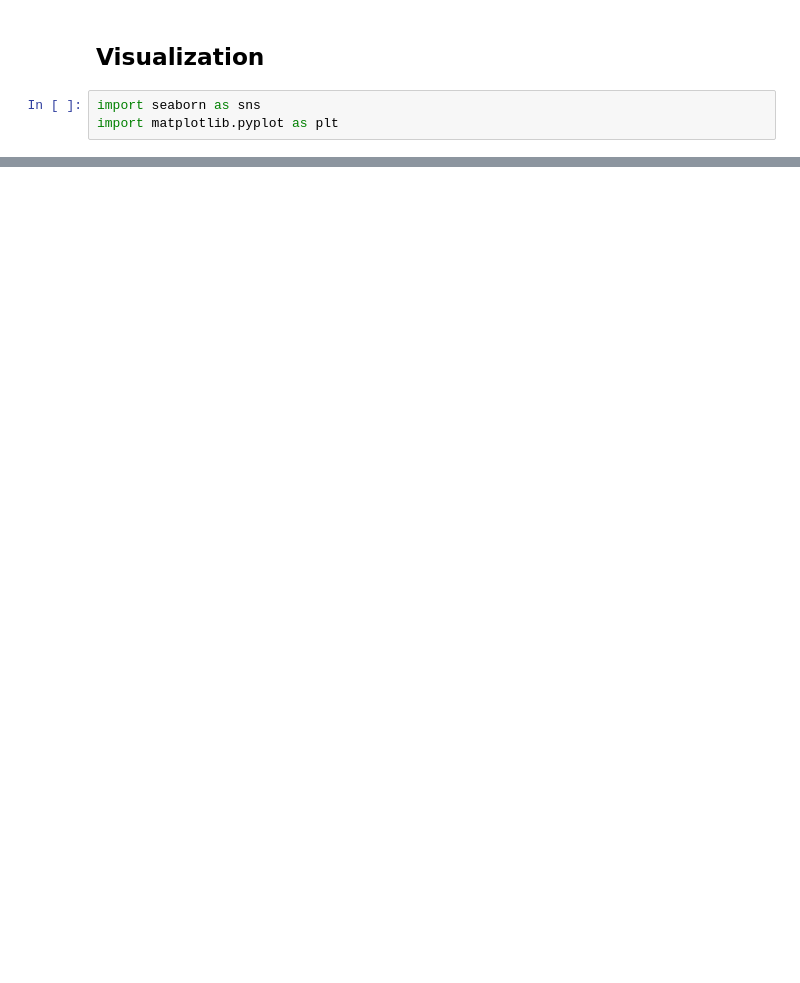
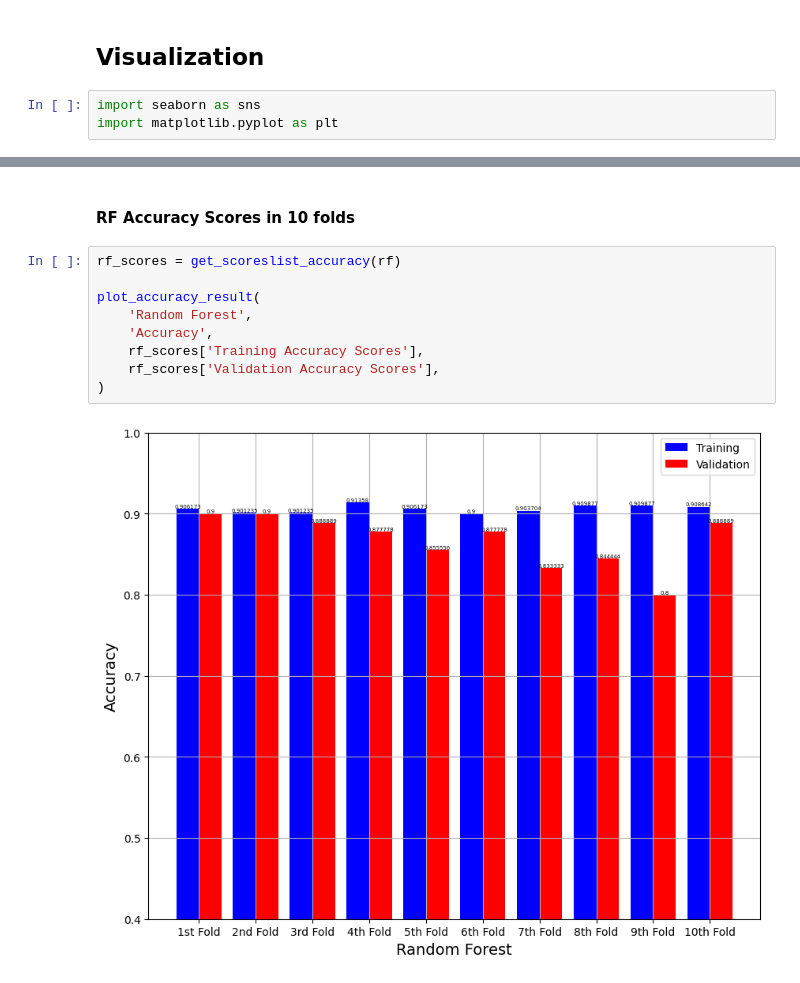
Before and after one commit to glitch0710/predictive-classifiers-mit102, a Jupyter notebook: PREDICTING MODELS - ANDOY, RHOGIEL V. MIT102 PROJECT.ipynb, the cells around one changed output, grey strips where cells are left out. Cells and saved outputs as stored; diff of their text form; blank space fills up the shorter version.

```diff
--- a/PREDICTING MODELS - ANDOY, RHOGIEL V. MIT102 PROJECT.ipynb
+++ b/PREDICTING MODELS - ANDOY, RHOGIEL V. MIT102 PROJECT.ipynb
@@ -248,0 +310,13 @@ import matplotlib.pyplot as plt
+# %% [markdown]
+#### RF Accuracy Scores in 10 folds
+# %%
+rf_scores = get_scoreslist_accuracy(rf)
+
+plot_accuracy_result(
+    'Random Forest',
+    'Accuracy',
+    rf_scores['Training Accuracy Scores'],
+    rf_scores['Validation Accuracy Scores'],
+)
+# %% [output]
+[figure, added]
```
Also changed, not shown: parts of 22 cells of this notebook.
